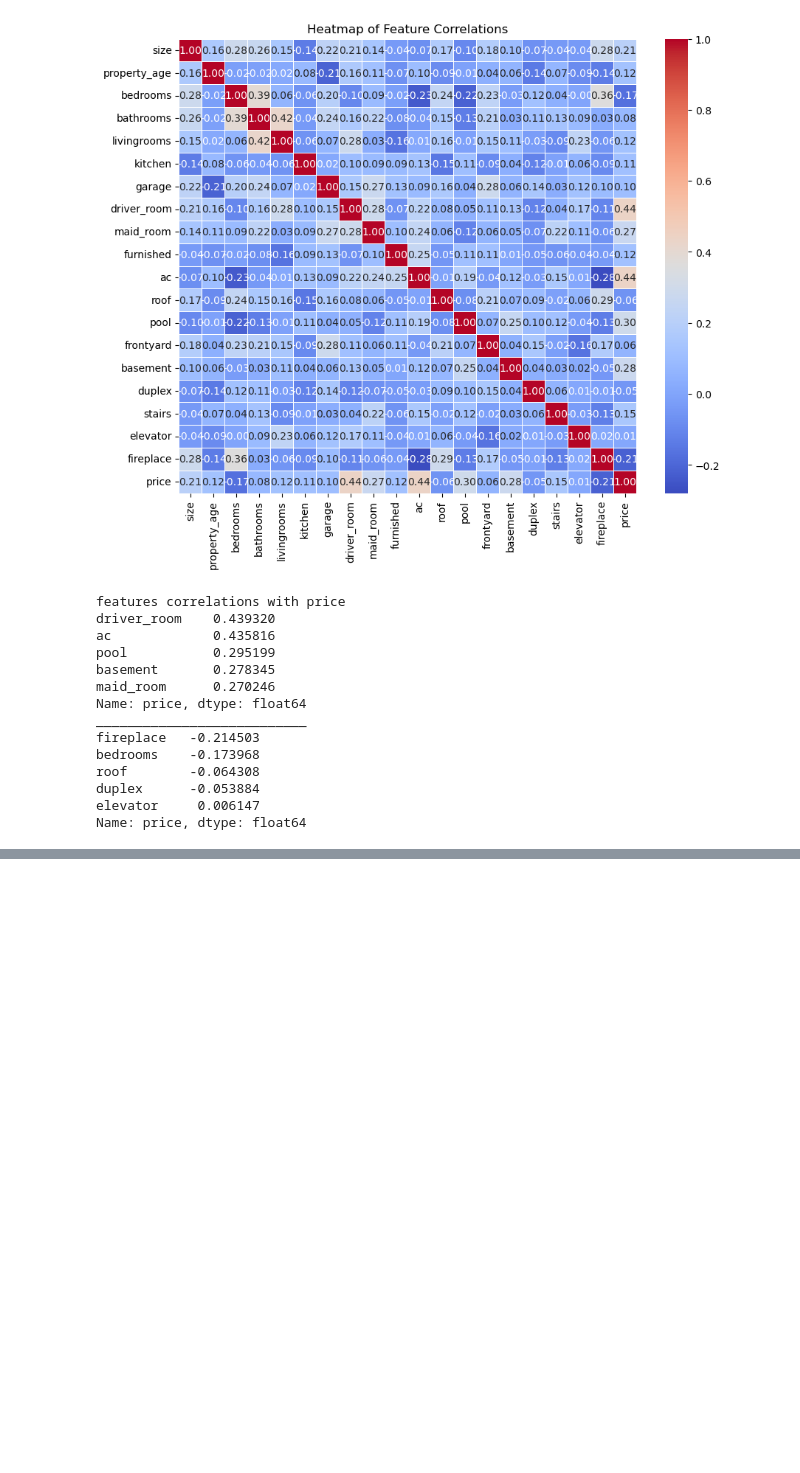
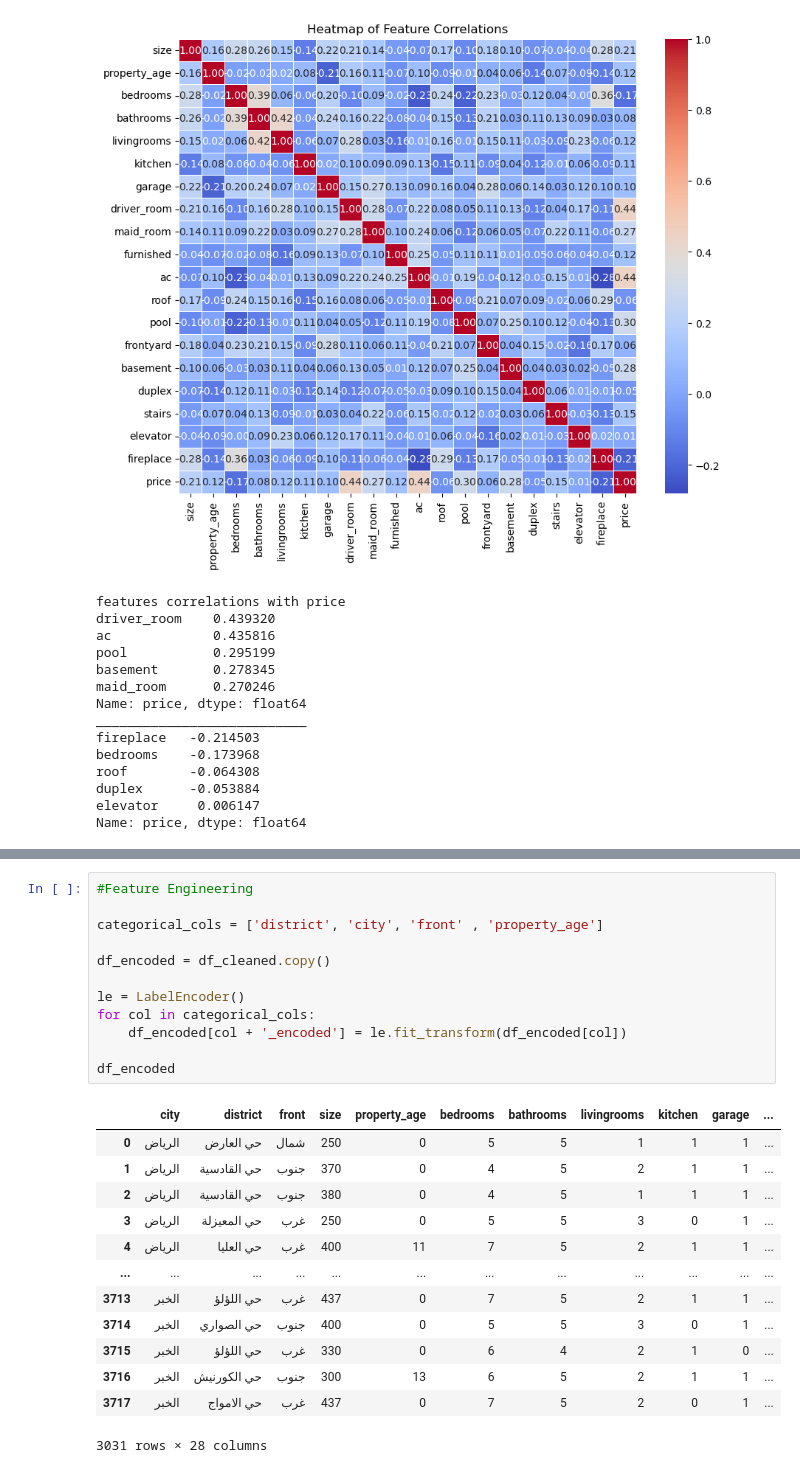
Before and after one commit to omaribrahim90/Aqar_pred, a Jupyter notebook: Aqar.ipynb, the cells around one changed output, grey strips where cells are left out. Cells and saved outputs as stored; diff of their text form; blank space fills up the shorter version.

```diff
--- a/Aqar.ipynb
+++ b/Aqar.ipynb
@@ -253,0 +246,26 @@ plt.show()
+# %%
+#Feature Engineering
+
+categorical_cols = ['district', 'city', 'front' , 'property_age']
+
+df_encoded = df_cleaned.copy()
+
+le = LabelEncoder()
+for col in categorical_cols:
+    df_encoded[col + '_encoded'] = le.fit_transform(df_encoded[col])
+
+df_encoded
+# %% [output]
+|  | city | district | front | size | property_age | bedrooms | bathrooms | livingrooms | kitchen | garage | ... |
+| 0 | الرياض | حي العارض | شمال | 250 | 0 | 5 | 5 | 1 | 1 | 1 | ... |
+| 1 | الرياض | حي القادسية | جنوب | 370 | 0 | 4 | 5 | 2 | 1 | 1 | ... |
+| 2 | الرياض | حي القادسية | جنوب | 380 | 0 | 4 | 5 | 1 | 1 | 1 | ... |
+| 3 | الرياض | حي المعيزلة | غرب | 250 | 0 | 5 | 5 | 3 | 0 | 1 | ... |
+| 4 | الرياض | حي العليا | غرب | 400 | 11 | 7 | 5 | 2 | 1 | 1 | ... |
+| ... | ... | ... | ... | ... | ... | ... | ... | ... | ... | ... | ... |
+| 3713 | الخبر | حي اللؤلؤ | غرب | 437 | 0 | 7 | 5 | 2 | 1 | 1 | ... |
+| 3714 | الخبر | حي الصواري | جنوب | 400 | 0 | 5 | 5 | 3 | 0 | 1 | ... |
+| 3715 | الخبر | حي اللؤلؤ | غرب | 330 | 0 | 6 | 4 | 2 | 1 | 0 | ... |
+| 3716 | الخبر | حي الكورنيش | جنوب | 300 | 13 | 6 | 5 | 2 | 1 | 1 | ... |
+| 3717 | الخبر | حي الامواج | غرب | 437 | 0 | 7 | 5 | 2 | 0 | 1 | ... |
+3031 rows × 28 columns
```
Also changed, not shown: parts of 8 cells of this notebook.
